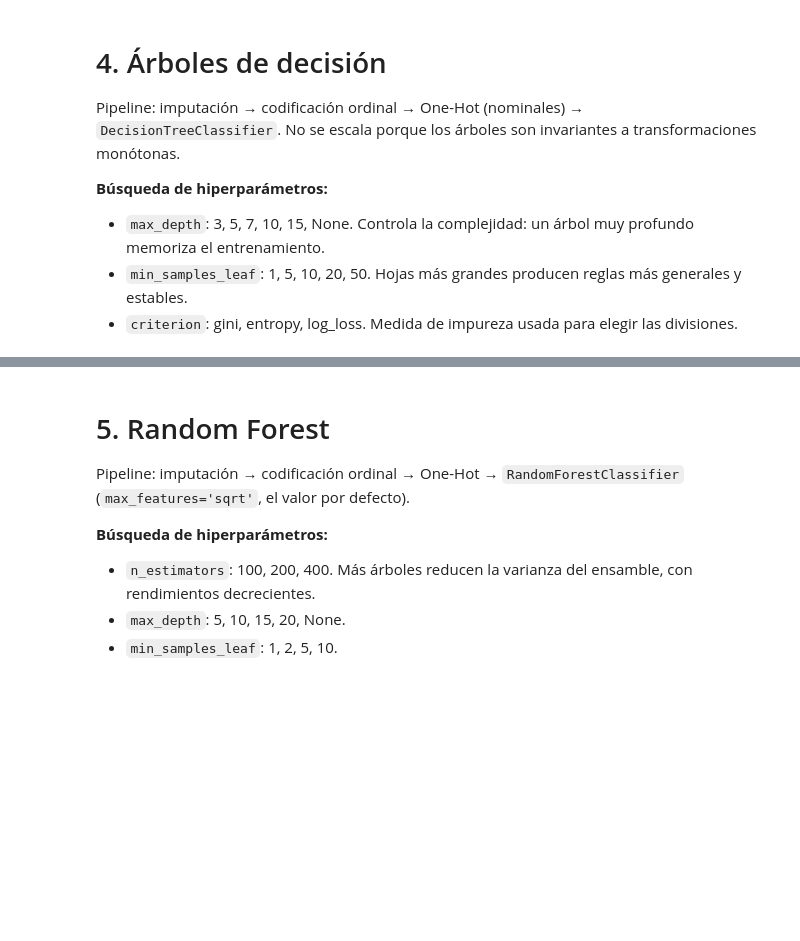
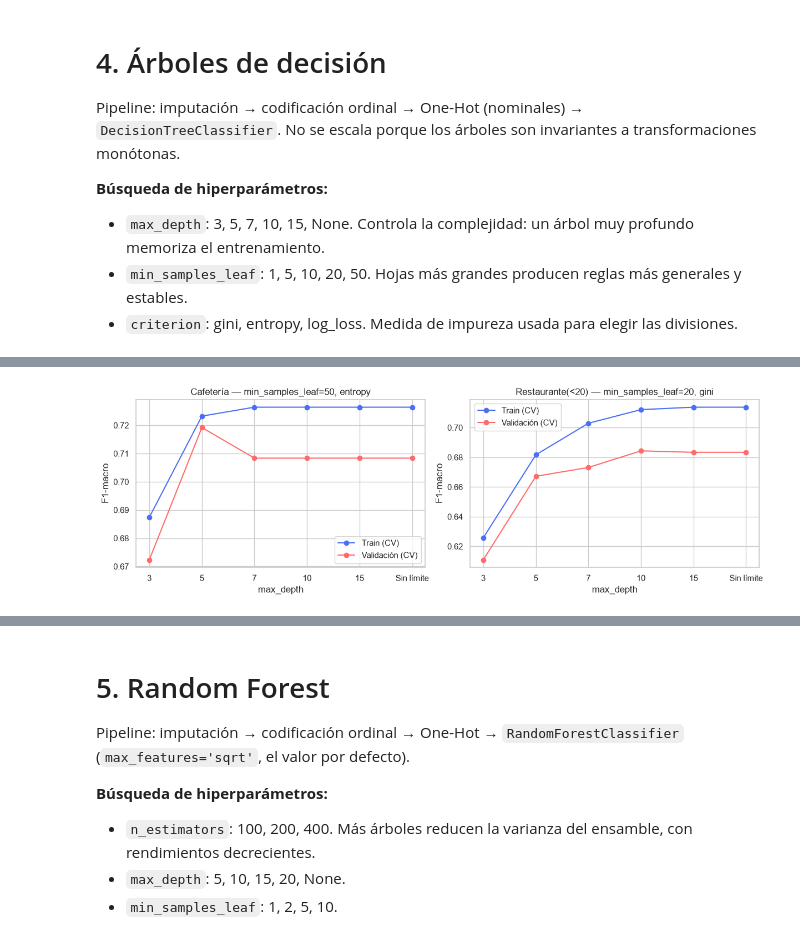
Before and after one commit to vergarave/lab3_ML, a Jupyter notebook: Lab3_Clasificacion.ipynb, the cells around one changed output, grey strips where cells are left out. Drawn from its saved outputs; the diff is of its cells as text; code cells hidden in the pictures; blank space fills up the shorter version.

```diff
--- a/Lab3_Clasificacion.ipynb
+++ b/Lab3_Clasificacion.ipynb
@@ -300,6 +458,7 @@ def preparar(df):
     # Elimina duplicados exactos (sobre el registro original) y las columnas descartadas
     df = df.drop_duplicates().reset_index(drop=True)
     X = df.drop(columns=COLS_ELIMINAR + ['acepta_cupon'])
+    assert df['acepta_cupon'].isin(['Sí', 'No']).all()
     y = (df['acepta_cupon'] == 'Sí').astype(int)
     return X, y
 
@@ -337,11 +497,11 @@ def crear_pipeline(modelo, escalar=False, balanceo=False):
         ('nom', OneHotEncoder(drop='if_binary', handle_unknown='ignore', sparse_output=False), COLS_NOMINALES),
     ])
 
-    pasos = [('imputador', imputador), ('ordinal', ordinal)]
+    pasos = [('imputador', imputador)]
     if balanceo:
-        pasos.append(('balanceo', SMOTENC(categorical_features=COLS_NOMINALES, random_state=RANDOM_STATE)))
-    pasos += [('preprocesador', preprocesador), ('modelo', modelo)]
-    return ImbPipeline(pasos)
+        pasos.append(('balanceo', SMOTEN(random_state=RANDOM_STATE)))
+    pasos += [('ordinal', ordinal), ('preprocesador', preprocesador), ('modelo', modelo)]
+    return ImbPipeline(pasos, memory=CACHE)
 
 
 cv = StratifiedKFold(n_splits=5, shuffle=True, random_state=RANDOM_STATE)
@@ -361,8 +539,10 @@ def metricas(y_true, y_pred):
 
 def buscar(pipeline, param_grid, cupon):
     X_train, X_test, y_train, y_test = splits[cupon]
-    grid = GridSearchCV(pipeline, param_grid, cv=cv, scoring='f1_macro', n_jobs=-1, return_train_score=True)
-    grid.fit(X_train, y_train)
+    grid = GridSearchCV(pipeline, param_grid, cv=cv, scoring='f1_macro', n_jobs=N_JOBS, return_train_score=True, error_score='raise')
+    print(f'Buscando {type(pipeline.named_steps["modelo"]).__name__} — {cupon}', flush=True)
+    with parallel_config(max_nbytes=None):
+        grid.fit(X_train, y_train)
     return grid
 
 
@@ -461,18 +753,20 @@ matrices(grids_dt, 'Árbol')
 # %%
 # Efecto de la profundidad sobre el F1-macro (train vs validación), con los demás parámetros en su mejor valor
 fig, axes = plt.subplots(1, 2, figsize=(12, 3.8), constrained_layout=True)
 for ax, c in zip(axes, CUPONES):
     res = pd.DataFrame(grids_dt[c].cv_results_)
     bp = grids_dt[c].best_params_
     sel = res[(res['param_modelo__min_samples_leaf'] == bp['modelo__min_samples_leaf'])
               & (res['param_modelo__criterion'] == bp['modelo__criterion'])].copy()
-    sel['depth'] = sel['param_modelo__max_depth'].astype(str)
+    sel['depth'] = ['Sin límite' if pd.isna(v) else str(int(v)) for v in sel['param_modelo__max_depth']]
     ax.plot(sel['depth'], sel['mean_train_score'], 'o-', label='Train (CV)', color='#4C6EF5')
     ax.plot(sel['depth'], sel['mean_test_score'], 'o-', label='Validación (CV)', color='#FF6B6B')
     ax.set(title=f'{c} — min_samples_leaf={bp["modelo__min_samples_leaf"]}, {bp["modelo__criterion"]}',
            xlabel='max_depth', ylabel='F1-macro')
     ax.legend()
 plt.show()
+# %% [output]
+[figure, added]
 # %% [markdown]
 **Análisis — Árboles de decisión.**
 
```
Also changed, not shown: parts of 55 cells of this notebook, 7 other files.
